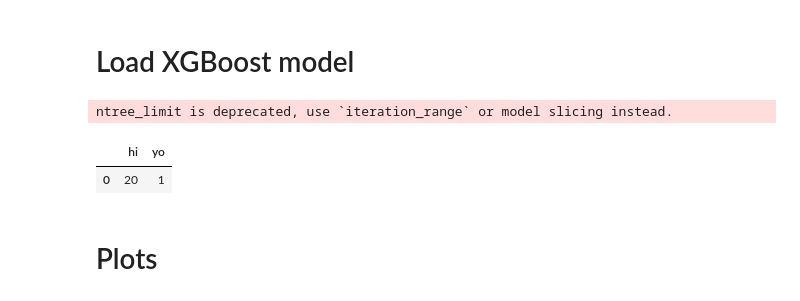
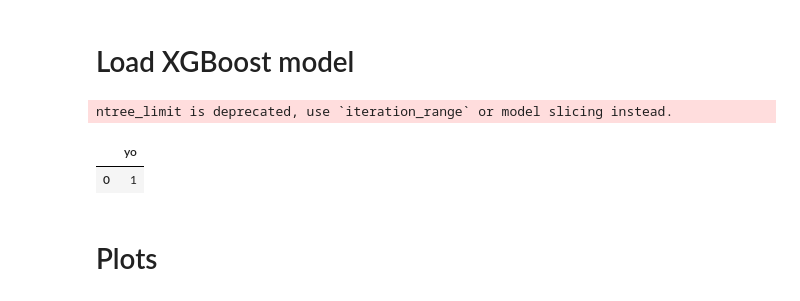
Before and after one commit to nt409/quant-res-doses, a Jupyter notebook: notebooks/010_shap_scan_all.ipynb, the cells around one changed output. Cells and saved outputs as stored; diff of their text form; code cells hidden in the pictures.

```diff
--- a/notebooks/010_shap_scan_all.ipynb
+++ b/notebooks/010_shap_scan_all.ipynb
@@ -80,10 +80,10 @@ ntree_limit is deprecated, use `iteration_range` or model slicing instead.
 # %%
 df2 = pd.DataFrame(dict(hi=[20], yo=[1]))
 # %%
-df2.filter(regex='^(?!(hi)*')
+df2.filter(regex='^(?!hi).*$')
 # %% [output]
-|  | hi | yo |
-| 0 | 20 | 1 |
+|  | yo |
+| 0 | 1 |
 # %% [markdown]
 # Plots
 # %% [markdown]
```
Also changed, not shown: 1 other file.
